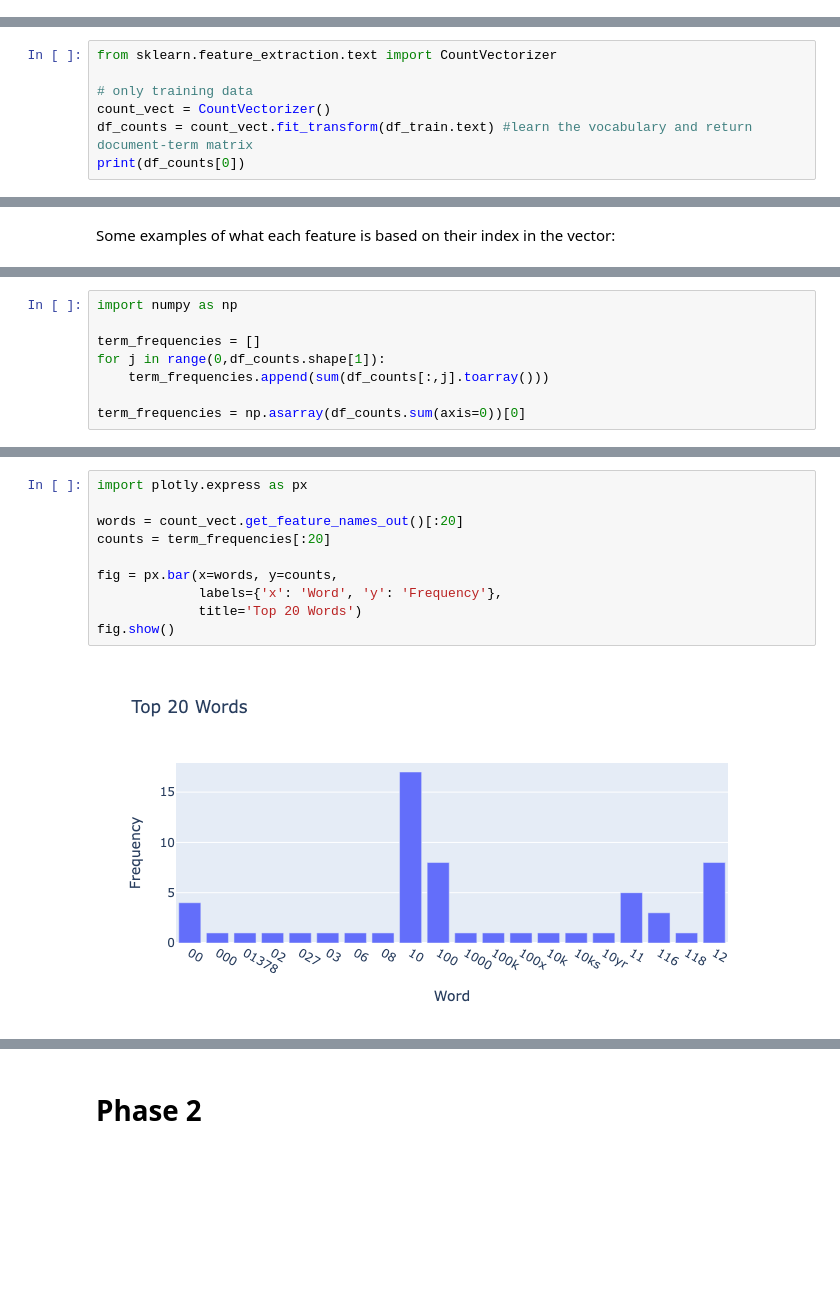
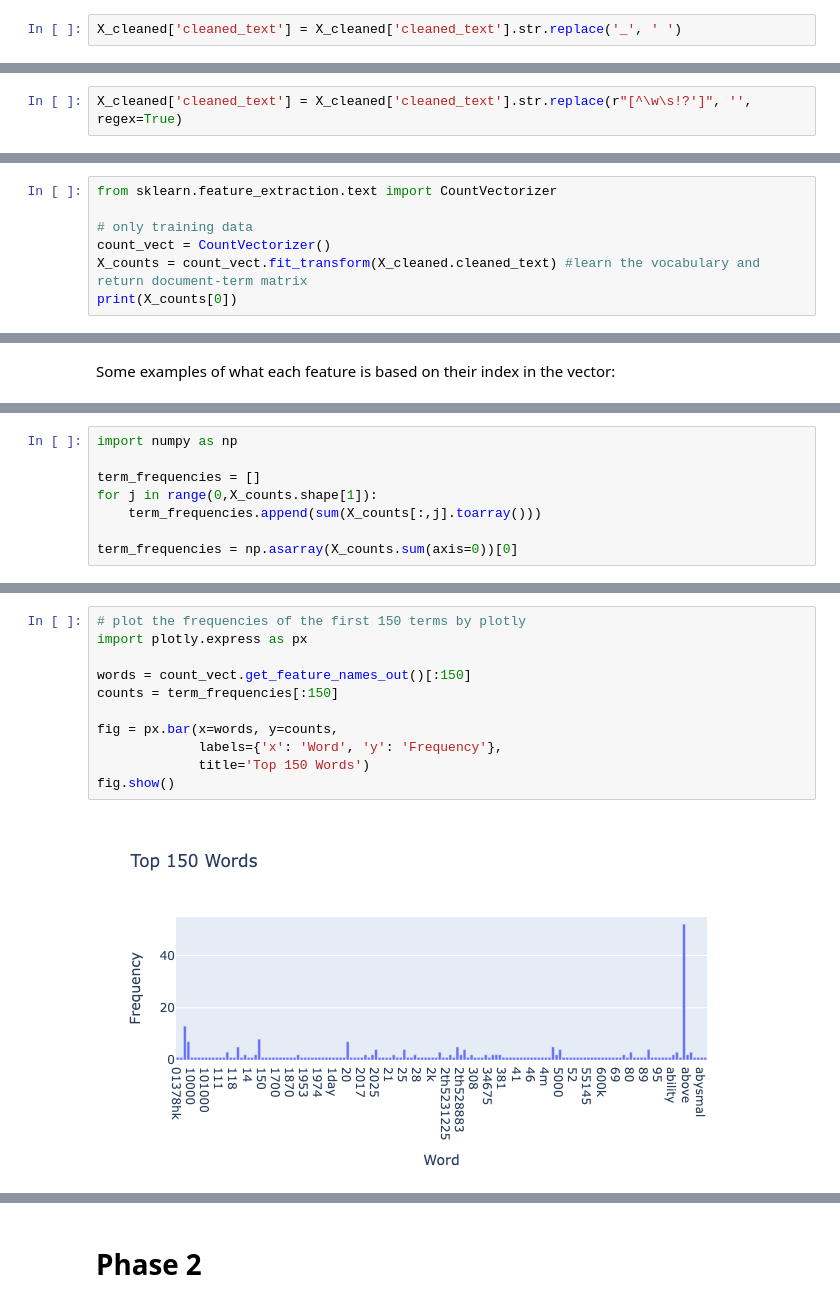
Before and after one commit to shinshin512/DM2025-Lab1-Exercise, a Jupyter notebook: DM2025-Lab1-Homework.ipynb, the cells around one changed output, grey strips where cells are left out. Saved outputs shown, nothing was run; the diff lists cells and outputs as text; blank space fills up the shorter version.

```diff
--- a/DM2025-Lab1-Homework.ipynb
+++ b/DM2025-Lab1-Homework.ipynb
@@ -165,0 +219,2 @@ df_train.label.value_counts().plot(kind = 'bar',
+# %%
+X_cleaned['cleaned_text'] = X_cleaned['cleaned_text'].str.replace('_', ' ')
@@ -166 +223,3 @@ df_train.label.value_counts().plot(kind = 'bar',
+# %%
+X_cleaned['cleaned_text'] = X_cleaned['cleaned_text'].str.replace(r"[^\w\s!?']", '', regex=True)
 # %% [markdown]
@@ -172,6 +231,6 @@ from sklearn.feature_extraction.text import CountVectorizer
 
 # only training data
 count_vect = CountVectorizer()
-df_counts = count_vect.fit_transform(df_train.text) #learn the vocabulary and return document-term matrix
-print(df_counts[0])
+X_counts = count_vect.fit_transform(X_cleaned.cleaned_text) #learn the vocabulary and return document-term matrix
+print(X_counts[0])
 # %% [output]
@@ -246,8 +310,8 @@ ax = sns.heatmap(df_todraw,
 import numpy as np
 
 term_frequencies = []
-for j in range(0,df_counts.shape[1]):
-    term_frequencies.append(sum(df_counts[:,j].toarray()))
+for j in range(0,X_counts.shape[1]):
+    term_frequencies.append(sum(X_counts[:,j].toarray()))
 
-term_frequencies = np.asarray(df_counts.sum(axis=0))[0]
+term_frequencies = np.asarray(X_counts.sum(axis=0))[0]
 # %%
@@ -265,13 +330,14 @@ g.set_xticklabels(count_vect.get_feature_names_out()[:300], rotation = 90);
 # %%
+# plot the frequencies of the first 150 terms by plotly
 import plotly.express as px
 
-words = count_vect.get_feature_names_out()[:20]
-counts = term_frequencies[:20]
+words = count_vect.get_feature_names_out()[:150]
+counts = term_frequencies[:150]
 
 fig = px.bar(x=words, y=counts,
              labels={'x': 'Word', 'y': 'Frequency'},
-             title='Top 20 Words')
+             title='Top 150 Words')
 fig.show()
 # %% [output]
-[figure, old version]
+[figure, new version]
 # %%
```
Also changed, not shown: parts of 49 cells of this notebook, 1 other file.
